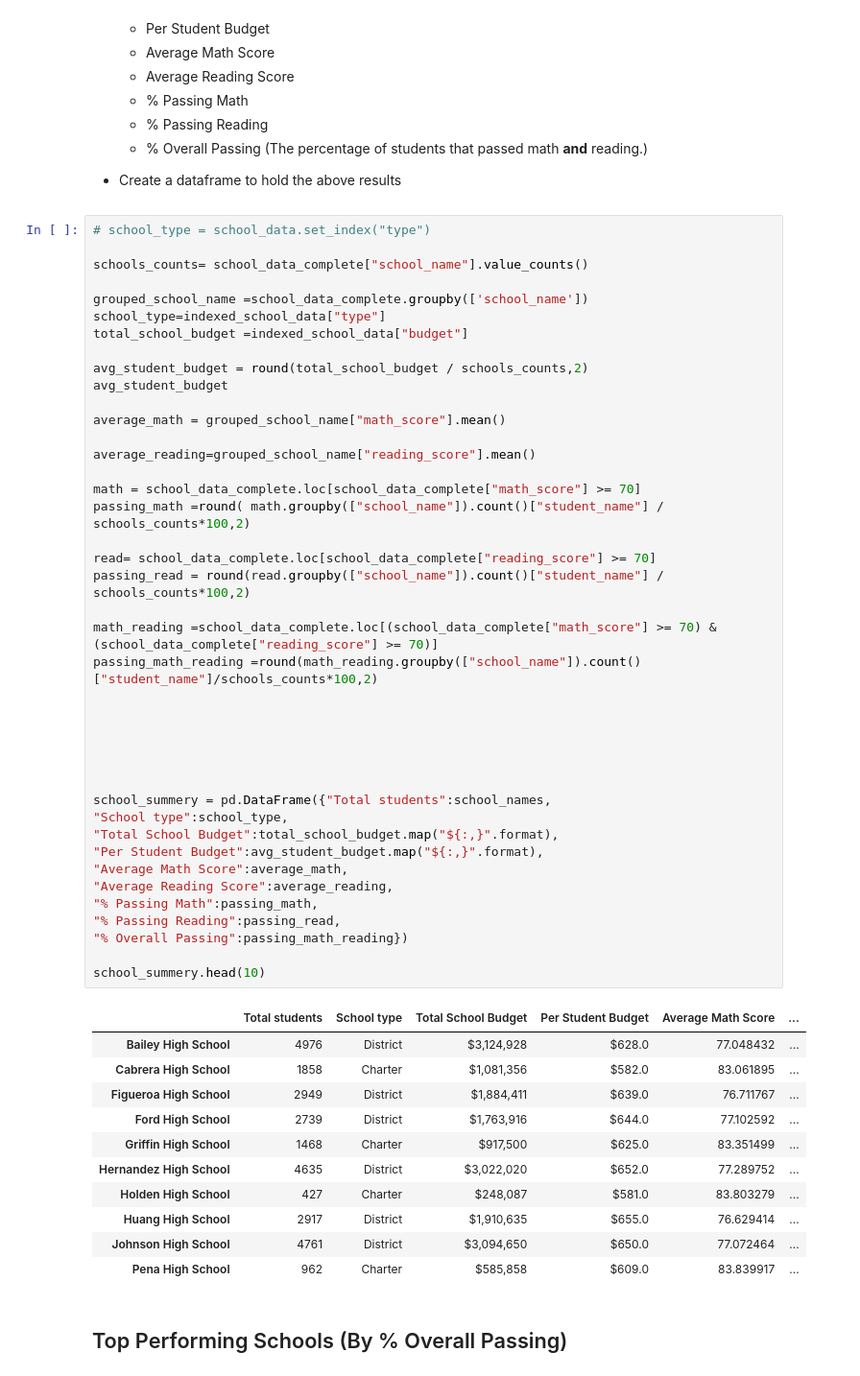
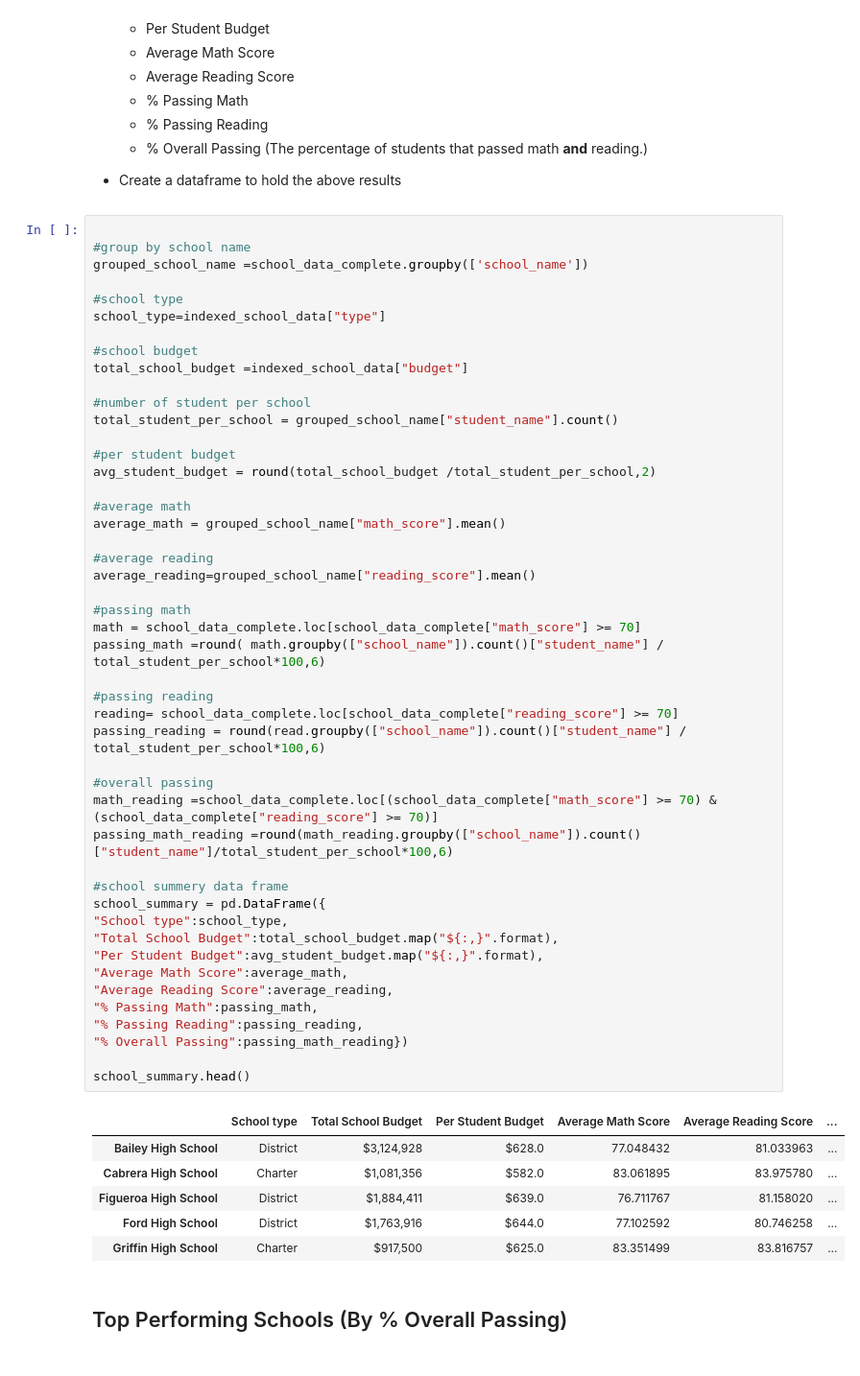
Before and after one commit to HaifaNajdawi/python_pandas-data-analysis-, a Jupyter notebook: PyCitySchools/PyCitySchools_starter.ipynb, the cells around one changed output. Shown at 96% size. Drawn from its saved outputs; the diff is of its cells as text.

```diff
--- a/PyCitySchools/PyCitySchools_starter.ipynb
+++ b/PyCitySchools/PyCitySchools_starter.ipynb
@@ -120,58 +124,59 @@ summery_df.head()
 
 * Create a dataframe to hold the above results
 # %%
-# school_type = school_data.set_index("type")
 
-schools_counts= school_data_complete["school_name"].value_counts()
+#group by school name
+grouped_school_name =school_data_complete.groupby(['school_name'])
 
-grouped_school_name =school_data_complete.groupby(['school_name'])
+#school type
 school_type=indexed_school_data["type"]
+
+#school budget
 total_school_budget =indexed_school_data["budget"]
 
-avg_student_budget = round(total_school_budget / schools_counts,2)
-avg_student_budget
+#number of student per school
+total_student_per_school = grouped_school_name["student_name"].count()
 
+#per student budget
+avg_student_budget = round(total_school_budget /total_student_per_school,2)
+
+#average math
 average_math = grouped_school_name["math_score"].mean()
 
+#average reading
 average_reading=grouped_school_name["reading_score"].mean()
 
+#passing math
 math = school_data_complete.loc[school_data_complete["math_score"] >= 70]
-passing_math =round( math.groupby(["school_name"]).count()["student_name"] / schools_counts*100,2)
+passing_math =round( math.groupby(["school_name"]).count()["student_name"] / total_student_per_school*100,6)
 
-read= school_data_complete.loc[school_data_complete["reading_score"] >= 70]
-passing_read = round(read.groupby(["school_name"]).count()["student_name"] / schools_counts*100,2)
+#passing reading
+reading= school_data_complete.loc[school_data_complete["reading_score"] >= 70]
+passing_reading = round(read.groupby(["school_name"]).count()["student_name"] / total_student_per_school*100,6)
 
+#overall passing
 math_reading =school_data_complete.loc[(school_data_complete["math_score"] >= 70) & (school_data_complete["reading_score"] >= 70)]
-passing_math_reading =round(math_reading.groupby(["school_name"]).count()["student_name"]/schools_counts*100,2)
+passing_math_reading =round(math_reading.groupby(["school_name"]).count()["student_name"]/total_student_per_school*100,6)
 
-
-
-
-
-
-school_summery = pd.DataFrame({"Total students":school_names,
+#school summery data frame
+school_summary = pd.DataFrame({
 "School type":school_type,
 "Total School Budget":total_school_budget.map("${:,}".format),
 "Per Student Budget":avg_student_budget.map("${:,}".format),
 "Average Math Score":average_math,
 "Average Reading Score":average_reading,
 "% Passing Math":passing_math,
-"% Passing Reading":passing_read,
+"% Passing Reading":passing_reading,
 "% Overall Passing":passing_math_reading})
 
-school_summery.head(10)
+school_summary.head()
 # %% [output]
-|  | Total students | School type | Total School Budget | Per Student Budget | Average Math Score | ... |
-| Bailey High School | 4976 | District | $3,124,928 | $628.0 | 77.048432 | ... |
-| Cabrera High School | 1858 | Charter | $1,081,356 | $582.0 | 83.061895 | ... |
-| Figueroa High School | 2949 | District | $1,884,411 | $639.0 | 76.711767 | ... |
-| Ford High School | 2739 | District | $1,763,916 | $644.0 | 77.102592 | ... |
-| Griffin High School | 1468 | Charter | $917,500 | $625.0 | 83.351499 | ... |
-| Hernandez High School | 4635 | District | $3,022,020 | $652.0 | 77.289752 | ... |
-| Holden High School | 427 | Charter | $248,087 | $581.0 | 83.803279 | ... |
-| Huang High School | 2917 | District | $1,910,635 | $655.0 | 76.629414 | ... |
-| Johnson High School | 4761 | District | $3,094,650 | $650.0 | 77.072464 | ... |
-| Pena High School | 962 | Charter | $585,858 | $609.0 | 83.839917 | ... |
+|  | School type | Total School Budget | Per Student Budget | Average Math Score | Average Reading Score | ... |
+| Bailey High School | District | $3,124,928 | $628.0 | 77.048432 | 81.033963 | ... |
+| Cabrera High School | Charter | $1,081,356 | $582.0 | 83.061895 | 83.975780 | ... |
+| Figueroa High School | District | $1,884,411 | $639.0 | 76.711767 | 81.158020 | ... |
+| Ford High School | District | $1,763,916 | $644.0 | 77.102592 | 80.746258 | ... |
+| Griffin High School | Charter | $917,500 | $625.0 | 83.351499 | 83.816757 | ... |
 # %% [markdown]
 ## Top Performing Schools (By % Overall Passing)
 # %% [markdown]
```
Also changed, not shown: parts of 8 cells of this notebook.
